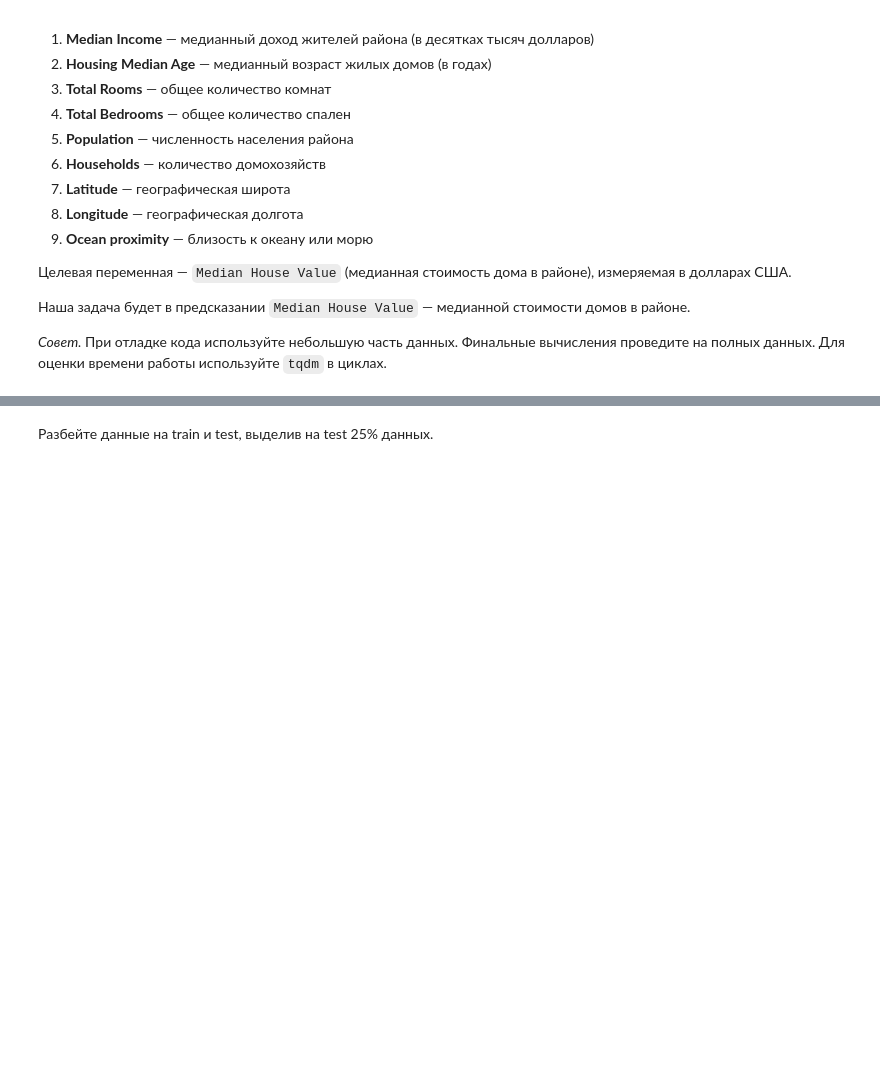
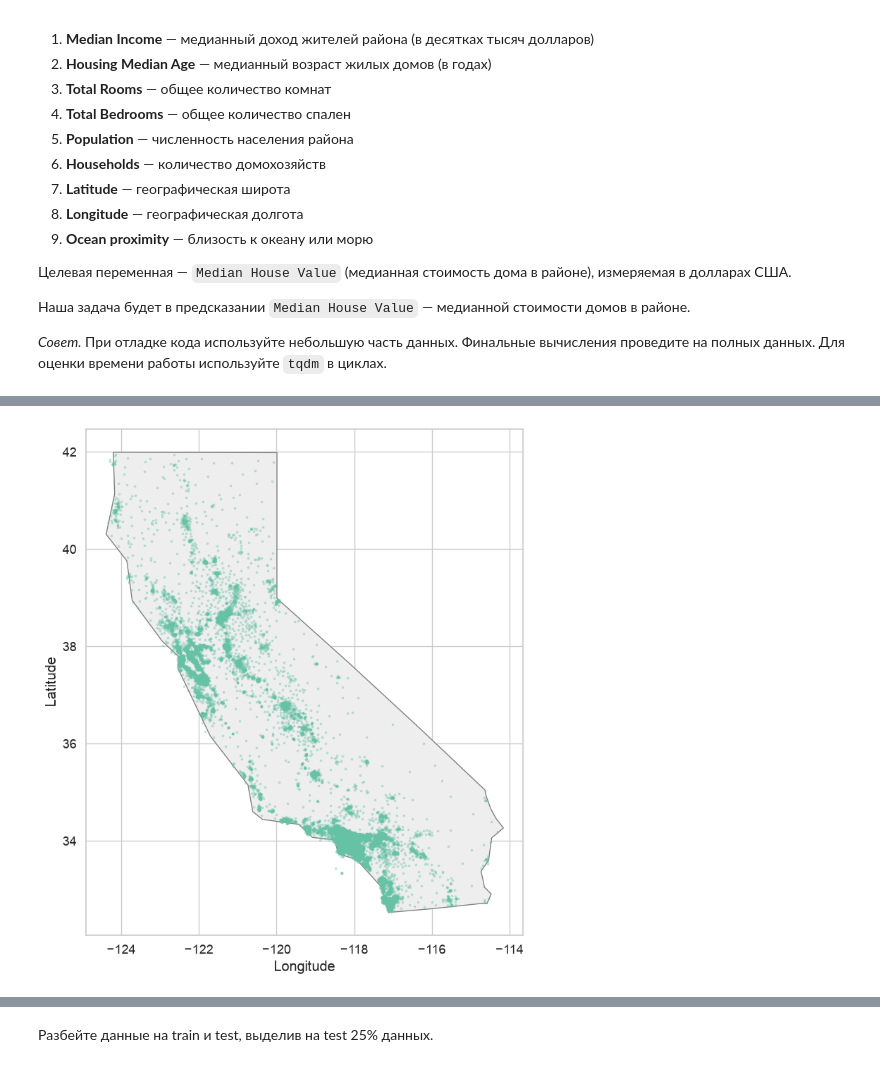
Before and after one commit to rudenkornk/ml_experiments, a Jupyter notebook: src/task_8L.ipynb, the cells around one changed output, grey strips where cells are left out. Saved outputs shown, nothing was run; the diff lists cells and outputs as text; code cells hidden in the pictures; blank space fills up the shorter version.

```diff
--- a/src/task_8L.ipynb
+++ b/src/task_8L.ipynb
@@ -102,0 +172,33 @@ data.head()
+# %%
+data_cleaned = data[~data.isna().any(axis=1)]
+ocean_proximity_values = ["ISLAND", "NEAR OCEAN", "NEAR BAY", "<1H OCEAN", "INLAND"]
+data_cleaned["ocean_proximity_num"] = data["ocean_proximity"].apply(
+    lambda value: ocean_proximity_values.index(value)
+)
+data_cleaned = data_cleaned.drop(columns=["ocean_proximity"])
+# %%
+import geopandas as gpd
+import matplotlib.pyplot as plt
+
+url = (
+    "https://raw.githubusercontent.com/nvkelso/"
+    "natural-earth-vector/master/geojson/ne_110m_admin_1_states_provinces.geojson"
+)
+states = gpd.read_file(url)
+california = states[states["name"] == "California"]
+
+fig, ax = plt.subplots(figsize=(8, 10))
+california.plot(ax=ax, color="#eeeeee", edgecolor="gray")
+
+ax.scatter(
+    data_cleaned["longitude"],
+    data_cleaned["latitude"],
+    s=3,
+    alpha=0.3,
+)
+ax.set_aspect(1 / np.cos(np.deg2rad(37)))
+ax.set_xlabel("Longitude")
+ax.set_ylabel("Latitude")
+plt.show()
+# %% [output]
+[figure, added]
```
Also changed, not shown: parts of 38 cells of this notebook, 1 other file.
